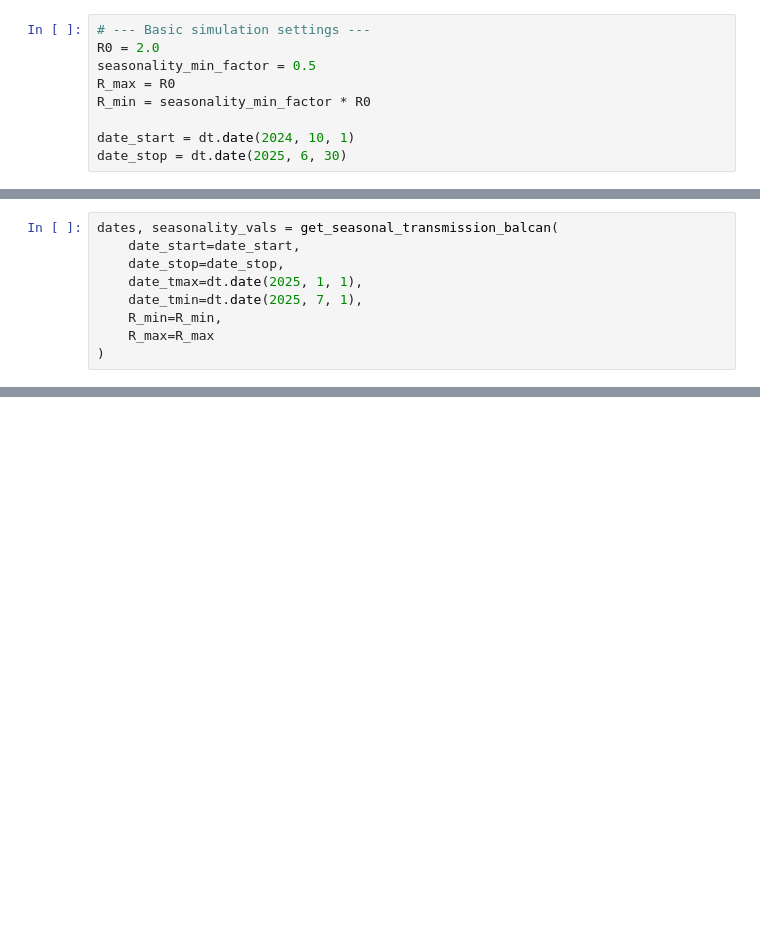
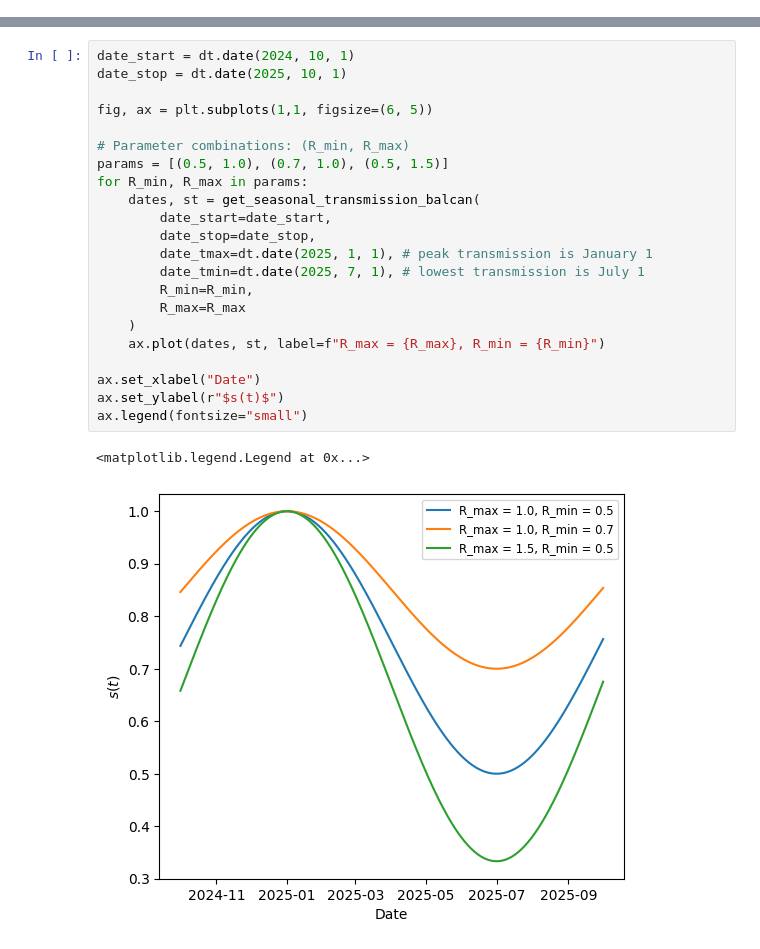
Before and after one commit to mobs-lab/epymodelingsuite, a Jupyter notebook: tutorials/Tutorial_Seasonality.ipynb, the cells around one changed output, grey strips where cells are left out. Saved outputs shown, nothing was run; the diff lists cells and outputs as text; blank space fills up the shorter version.

Commit message:
Update Tutorial_Seasonality.ipynb
Added text to walk readers through the tutorial and made some comparisons plots to help readers see the effect of using a seasonally varying parameter

```diff
--- a/tutorials/Tutorial_Seasonality.ipynb
+++ b/tutorials/Tutorial_Seasonality.ipynb
@@ -3,9 +0,0 @@ import datetime as dt
-# %%
-# --- Basic simulation settings ---
-R0 = 2.0
-seasonality_min_factor = 0.5
-R_max = R0
-R_min = seasonality_min_factor * R0
-
-date_start = dt.date(2024, 10, 1)
-date_stop = dt.date(2025, 6, 30)
@@ -14,9 +0,0 @@ from flumodelingsuite.seasonality import get_seasonal_transmission_balcan
-# %%
-dates, seasonality_vals = get_seasonal_transmission_balcan(
-    date_start=date_start,
-    date_stop=date_stop,
-    date_tmax=dt.date(2025, 1, 1),
-    date_tmin=dt.date(2025, 7, 1),
-    R_min=R_min,
-    R_max=R_max
-)
@@ -58,0 +17,25 @@ plot_quantiles(df_quantiles, columns=["Susceptible_total", "Infected_total", "Re
+# %%
+date_start = dt.date(2024, 10, 1)
+date_stop = dt.date(2025, 10, 1)
+
+fig, ax = plt.subplots(1,1, figsize=(6, 5))
+
+# Parameter combinations: (R_min, R_max)
+params = [(0.5, 1.0), (0.7, 1.0), (0.5, 1.5)]
+for R_min, R_max in params:
+    dates, st = get_seasonal_transmission_balcan(
+        date_start=date_start,
+        date_stop=date_stop,
+        date_tmax=dt.date(2025, 1, 1), # peak transmission is January 1
+        date_tmin=dt.date(2025, 7, 1), # lowest transmission is July 1
+        R_min=R_min,
+        R_max=R_max
+    )
+    ax.plot(dates, st, label=f"R_max = {R_max}, R_min = {R_min}")
+
+ax.set_xlabel("Date")
+ax.set_ylabel(r"$s(t)$")
+ax.legend(fontsize="small")
+# %% [output]
+<matplotlib.legend.Legend at 0x...>
+[figure, added]
```
Also changed, not shown: parts of 11 cells of this notebook.
